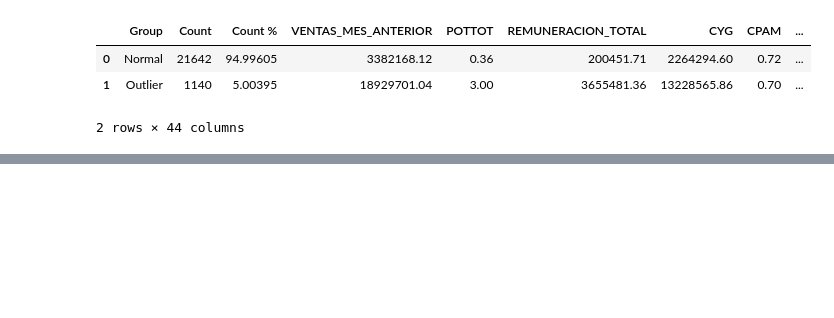
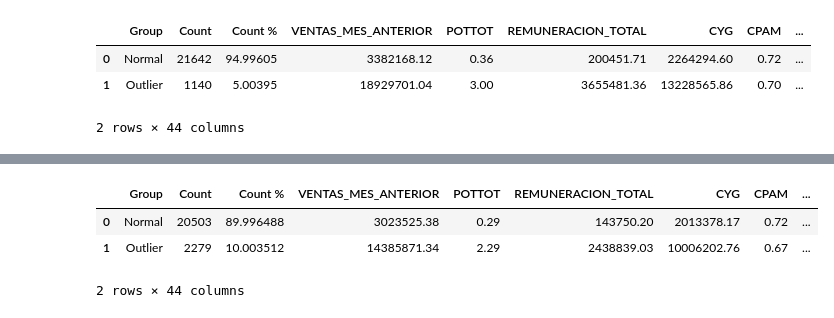
Before and after one commit to caravilaga/Repositorio_DANE, a Jupyter notebook: hbos_fijos.ipynb, the cells around one changed output, grey strips where cells are left out. Cells and saved outputs as stored; diff of their text form; code cells hidden in the pictures; blank space fills up the shorter version.

```diff
--- a/hbos_fijos.ipynb
+++ b/hbos_fijos.ipynb
@@ -110,0 +120,17 @@ descriptive_stat_threshold(emicron_ohe, scores, threshold)
+# %%
+# Generando diez modelos HBOS por rangos de 5, 10, 15, 20, 25, 30, 50, 60, 70 y 100 bins
+# testando el rango de agrupaciones (binning)
+k_list = [5,10,15,20,25,30,50,60,75,100]
+n_clf = len(k_list)
+# Se crea un dataframe vacío para los datos de entrenamiento y de test para almacenar las predicciones. Habrá diez modelos por lo que el data frame tendrá 10 columnas
+#Almacenar los resultados
+scores_mult = np.zeros([emicron_ohe.shape[0], n_clf])
+
+# Modelando
+
+for i in range(n_clf):
+    k = k_list[i]
+    hbos = HBOS(n_bins = k)
+    hbos.fit(emicron_ohe)
+    # Almacenando los resultados en cada columna
+    scores_mult[:, i] = hbos.decision_function(emicron_ohe)
@@ -110,0 +153,8 @@ descriptive_stat_threshold(emicron_ohe, scores, threshold)
+# %%
+# El promedio de las predicciones de los 10 puntajes están en y_by_average abajo. Se crea esto en un histograma
+# El resultado "y_by_average" es una columna:
+Y_by_average = average(scores_mult)
+plt.hist(Y_by_average, bins = 'auto')
+#plt.xlim(4.2, 8)
+plt.title("Combinación por promedio")
+plt.show()
@@ -110,0 +163,10 @@ descriptive_stat_threshold(emicron_ohe, scores, threshold)
+# %%
+threshold = np.percentile(np.sort(Y_by_average), 90)
+# %%
+# Dado que el histograma anterior sugiere que el umbral esté por encima de 4.2, este será el umbral para categorizar lo valores anómalos
+descriptive_stat_threshold(emicron_ohe, Y_by_average, threshold)
+# %% [output]
+|  | Group | Count | Count % | VENTAS_MES_ANTERIOR | POTTOT | REMUNERACION_TOTAL | CYG | CPAM | ... |
+| 0 | Normal | 20503 | 89.996488 | 3023525.38 | 0.29 | 143750.20 | 2013378.17 | 0.72 | ... |
+| 1 | Outlier | 2279 | 10.003512 | 14385871.34 | 2.29 | 2438839.03 | 10006202.76 | 0.67 | ... |
+2 rows × 44 columns
```
Also changed, not shown: parts of 8 cells of this notebook.
